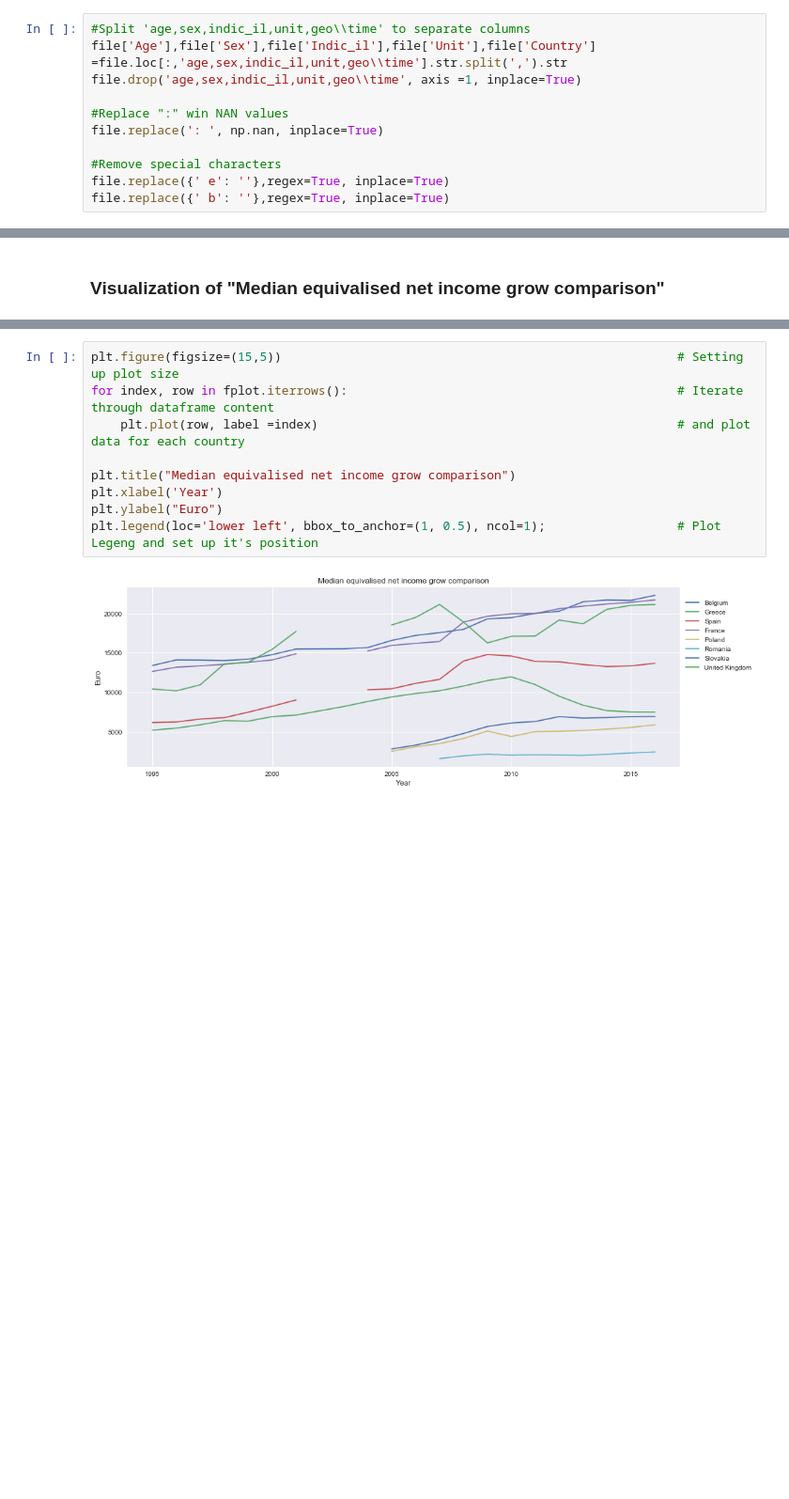
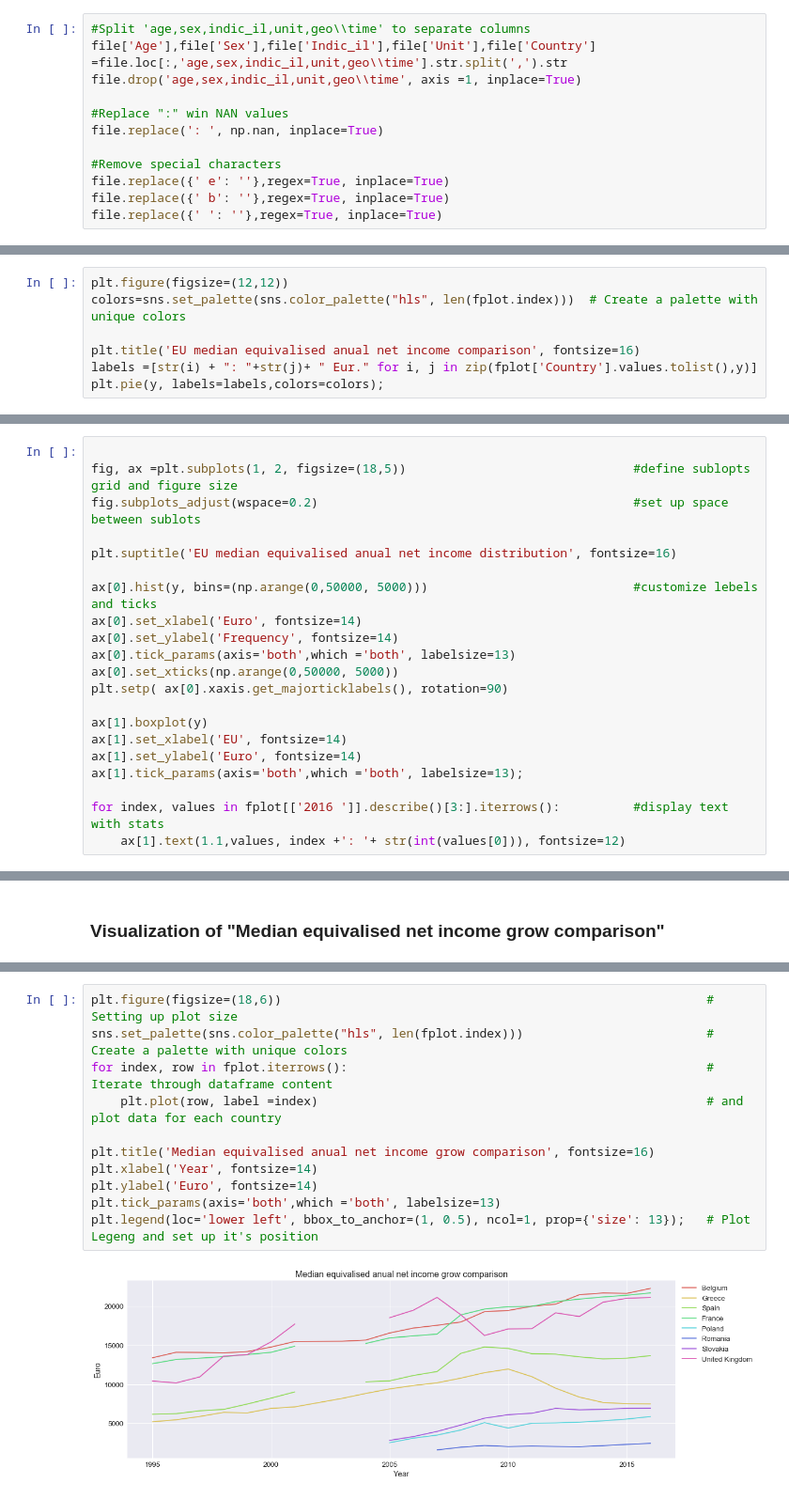
Before and after one commit to kmakiel/Matplotlib_basics, a Jupyter notebook: Matplotlib_basics.ipynb, the cells around one changed output, grey strips where cells are left out. Shown at 94% size. Saved outputs shown, nothing was run; the diff lists cells and outputs as text; blank space fills up the shorter version.

```diff
--- a/Matplotlib_basics.ipynb
+++ b/Matplotlib_basics.ipynb
@@ -34,6 +35,7 @@ file.replace(': ', np.nan, inplace=True)
 #Remove special characters
 file.replace({' e': ''},regex=True, inplace=True)
 file.replace({' b': ''},regex=True, inplace=True)
+file.replace({' ': ''},regex=True, inplace=True)
 # %%
 #Dictionary mapping coutry code to country name
 coutry_codes={'AT':'Austria', 'BE':'Belgium', 'BG':'Bulgaria', 'CH':'Switzerland', 'CY':'Cyprus', 'CZ':'Czech Republic', 'DE':'Germany', 'DK':'Denmark',
@@ -128,0 +167,7 @@ In 2020, median equivalised monthly net income in Poland will grow to  2052.8 zl
+# %%
+plt.figure(figsize=(12,12))
+colors=sns.set_palette(sns.color_palette("hls", len(fplot.index)))  # Create a palette with unique colors
+
+plt.title('EU median equivalised anual net income comparison', fontsize=16)
+labels =[str(i) + ": "+str(j)+ " Eur." for i, j in zip(fplot['Country'].values.tolist(),y)]
+plt.pie(y, labels=labels,colors=colors);
@@ -128,0 +176,21 @@ In 2020, median equivalised monthly net income in Poland will grow to  2052.8 zl
+# %%
+
+fig, ax =plt.subplots(1, 2, figsize=(18,5))                               #define sublopts grid and figure size
+fig.subplots_adjust(wspace=0.2)                                           #set up space between sublots
+
+plt.suptitle('EU median equivalised anual net income distribution', fontsize=16)
+
+ax[0].hist(y, bins=(np.arange(0,50000, 5000)))                            #customize lebels and ticks
+ax[0].set_xlabel('Euro', fontsize=14)
+ax[0].set_ylabel('Frequency', fontsize=14)
+ax[0].tick_params(axis='both',which ='both', labelsize=13)
+ax[0].set_xticks(np.arange(0,50000, 5000))
+plt.setp( ax[0].xaxis.get_majorticklabels(), rotation=90)
+
+ax[1].boxplot(y)
+ax[1].set_xlabel('EU', fontsize=14)
+ax[1].set_ylabel('Euro', fontsize=14)
+ax[1].tick_params(axis='both',which ='both', labelsize=13);
+
+for index, values in fplot[['2016 ']].describe()[3:].iterrows():          #display text with stats
+    ax[1].text(1.1,values, index +': '+ str(int(values[0])), fontsize=12)
@@ -151,12 +221,14 @@ fplot
 # %%
-plt.figure(figsize=(15,5))                                                      # Setting up plot size
-for index, row in fplot.iterrows():                                             # Iterate through dataframe content
-    plt.plot(row, label =index)                                                 # and plot data for each country
+plt.figure(figsize=(18,6))                                                          # Setting up plot size
+sns.set_palette(sns.color_palette("hls", len(fplot.index)))                         # Create a palette with unique colors
+for index, row in fplot.iterrows():                                                 # Iterate through dataframe content
+    plt.plot(row, label =index)                                                     # and plot data for each country
 
-plt.title("Median equivalised net income grow comparison")
-plt.xlabel('Year')
-plt.ylabel("Euro")
-plt.legend(loc='lower left', bbox_to_anchor=(1, 0.5), ncol=1);                  # Plot Legeng and set up it's position
+plt.title('Median equivalised anual net income grow comparison', fontsize=16)
+plt.xlabel('Year', fontsize=14)
+plt.ylabel('Euro', fontsize=14)
+plt.tick_params(axis='both',which ='both', labelsize=13)
+plt.legend(loc='lower left', bbox_to_anchor=(1, 0.5), ncol=1, prop={'size': 13});   # Plot Legeng and set up it's position
 # %% [output]
-[figure, old version]
+[figure, new version]
 # %%
```
Also changed, not shown: parts of 15 cells of this notebook.
